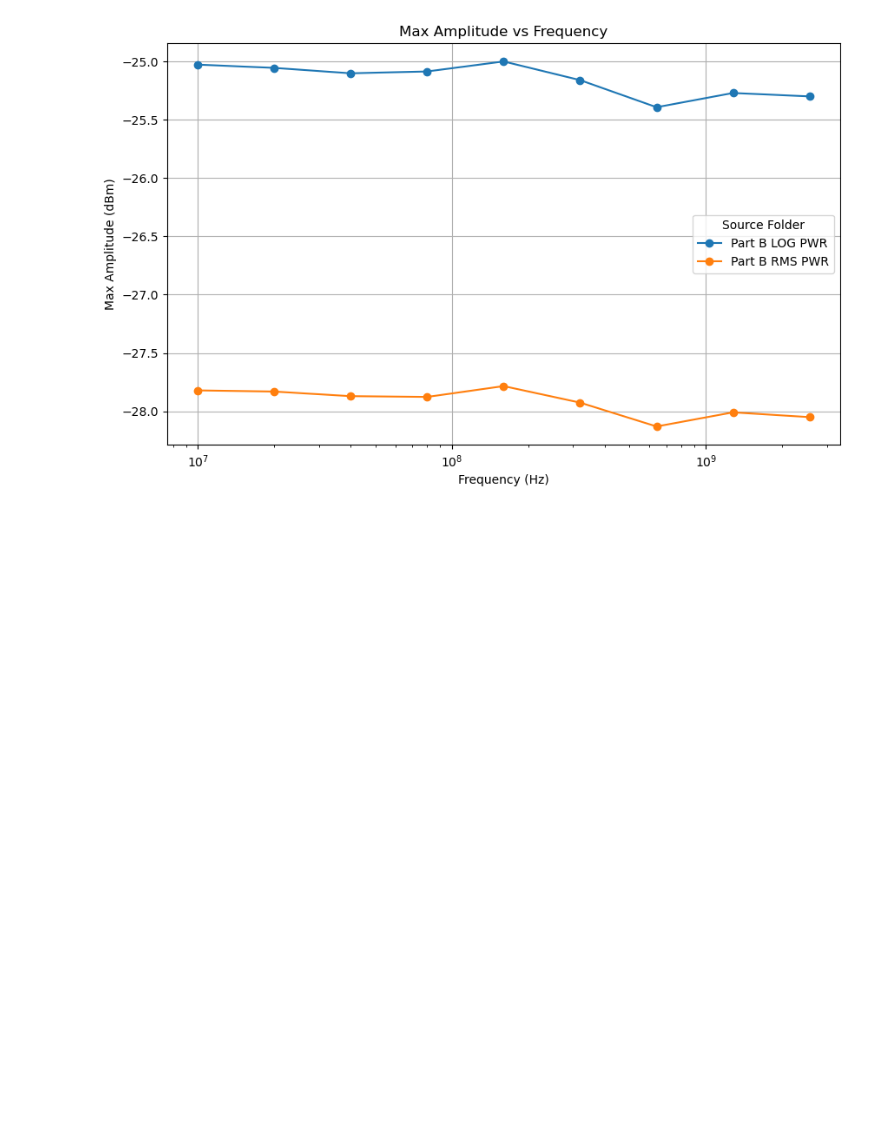
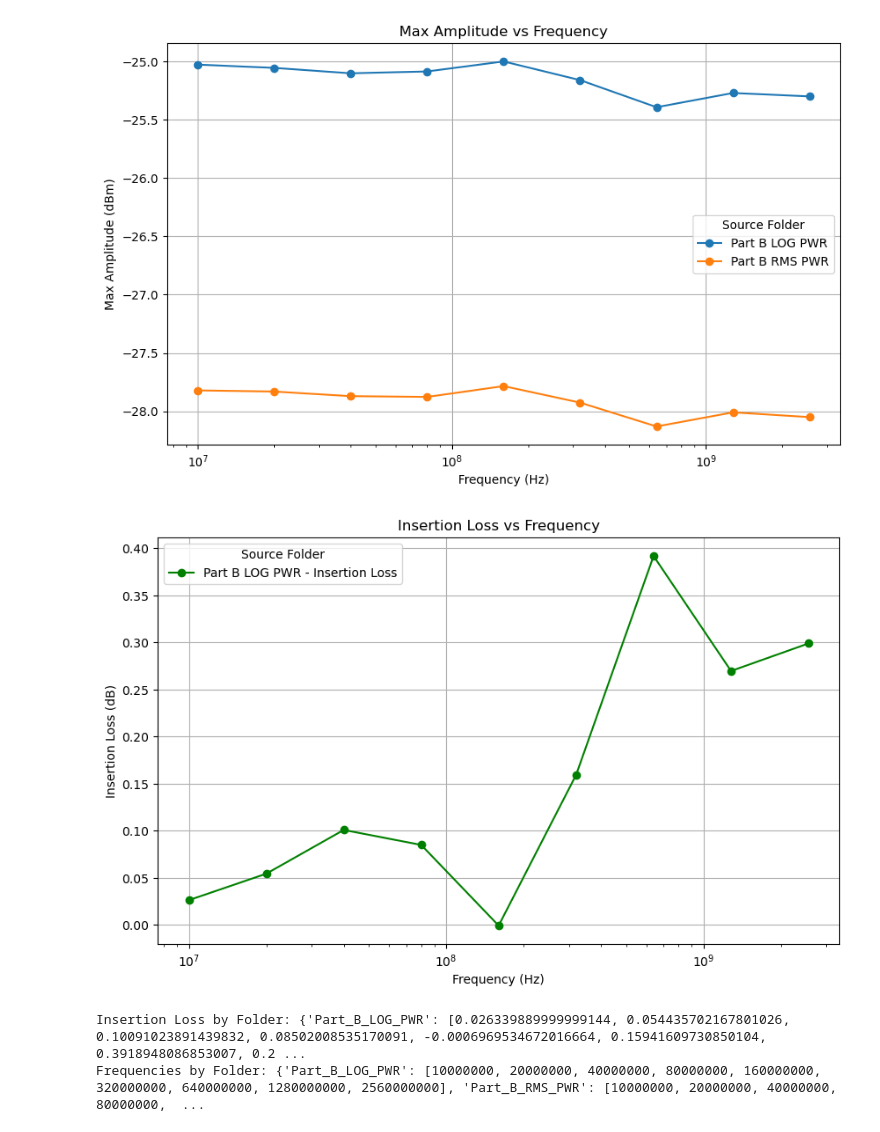
Before and after one commit to MazinDan/RF_Lab, a Jupyter notebook: Lab5_RF_Notebook.ipynb, the cells around one changed output. Cells and saved outputs as stored; diff of their text form; code cells hidden in the pictures; blank space fills up the shorter version.

```diff
--- a/Lab5_RF_Notebook.ipynb
+++ b/Lab5_RF_Notebook.ipynb
@@ -370,3 +370,46 @@ plt.grid(True)
 plt.show()
 # %% [output]
 [figure]
+# %%
+# Initialize a dictionary to store insertion loss values by folder
+insertion_loss_by_folder = {}
+
+# Create a figure for the plot
+plt.figure(figsize=(10, 6))
+
+# Iterate over each source folder in Part_B and plot the corresponding max amplitudes vs frequencies
+for source_folder in max_amplitudes_by_folder.keys():
+    # Check if the source folder is exactly "Part_B_LOG_PWR"
+    if 'Part_B_LOG_PWR' in source_folder:
+        max_amplitudes = max_amplitudes_by_folder[source_folder]
+        frequencies = frequencies_by_folder[source_folder]
+
+        # Calculate insertion loss for each max amplitude
+        insertion_loss = [-25 - amp for amp in max_amplitudes]
+
+        # Ensure the folder key exists in the dictionary before appending
+        if source_folder not in insertion_loss_by_folder:
+            insertion_loss_by_folder[source_folder] = []
+        insertion_loss_by_folder[source_folder].extend(insertion_loss)
+
+        # Plot insertion loss on the same figure
+        plt.plot(frequencies, insertion_loss, marker='o', linestyle='-',color='green', label=f"{source_folder.replace('_', ' ')} - Insertion Loss")
+
+# Customize the plot
+plt.xscale('log')  # Set the x-axis to logarithmic scale
+plt.xlabel('Frequency (Hz)')
+plt.ylabel('Insertion Loss (dB)')
+plt.title('Insertion Loss vs Frequency')
+plt.legend(title='Source Folder')
+plt.grid(True)
+
+# Show the plot
+plt.show()
+
+# Print the calculated values
+print("Insertion Loss by Folder:", insertion_loss_by_folder)
+print("Frequencies by Folder:", frequencies_by_folder)
+# %% [output]
+[figure, added]
+Insertion Loss by Folder: {'Part_B_LOG_PWR': [0.026339889999999144, 0.054435702167801026, 0.10091023891439832, 0.08502008535170091, -0.0006969534672016664, 0.15941609730850104, 0.3918948086853007, 0.2 ...
+Frequencies by Folder: {'Part_B_LOG_PWR': [10000000, 20000000, 40000000, 80000000, 160000000, 320000000, 640000000, 1280000000, 2560000000], 'Part_B_RMS_PWR': [10000000, 20000000, 40000000, 80000000,  ...
```
Also changed, not shown: parts of 2 cells of this notebook.
